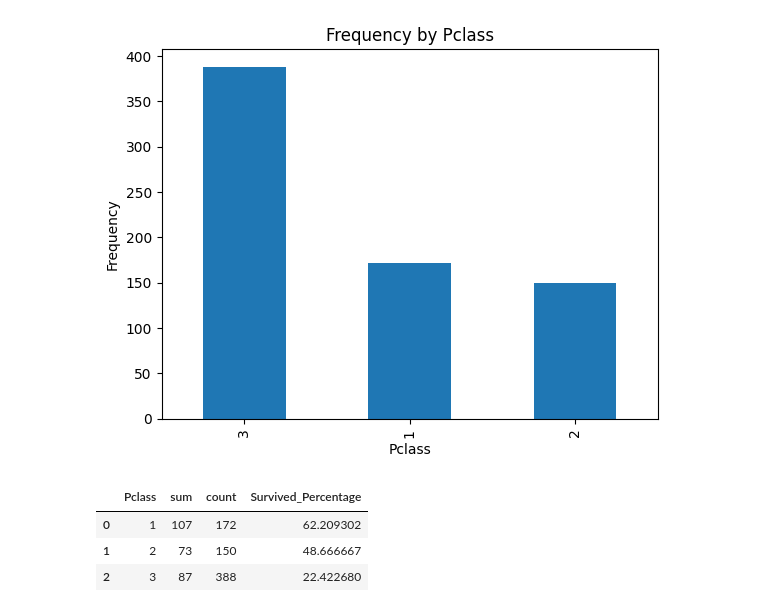
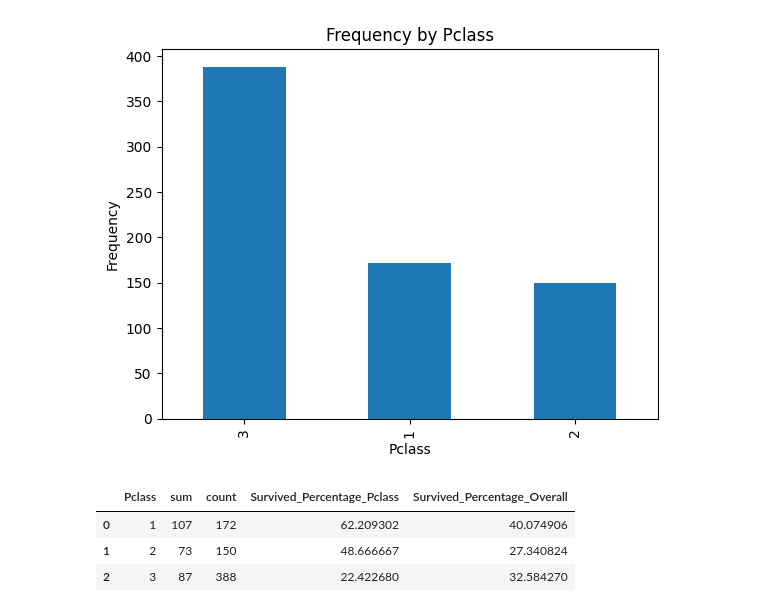
Before and after one commit to jacobpalinski/Titanic-Kaggle, a Jupyter notebook: Titanic-Kaggle.ipynb, the cells around one changed output. Drawn from its saved outputs; the diff is of its cells as text; code cells hidden in the pictures.

```diff
--- a/Titanic-Kaggle.ipynb
+++ b/Titanic-Kaggle.ipynb
@@ -186,10 +177,11 @@ generate_frequency_plot('Pclass')
 # %%
 # Survival rate by within Pclass + aggregate
 survival_rate_by_pclass = merged_train.groupby(['Pclass'])['Survived'].agg(['sum','count']).reset_index()
-survival_rate_by_pclass['Survived_Percentage'] = 100.00 * (survival_rate_by_pclass['sum'] / survival_rate_by_pclass['count'])
+survival_rate_by_pclass['Survived_Percentage_Pclass'] = 100.00 * (survival_rate_by_pclass['sum'] / survival_rate_by_pclass['count'])
+survival_rate_by_pclass['Survived_Percentage_Overall'] = 100.00 * (survival_rate_by_pclass['sum'] / survival_rate_by_pclass['sum'].sum())
 survival_rate_by_pclass.head()
 # %% [output]
-|  | Pclass | sum | count | Survived_Percentage |
-| 0 | 1 | 107 | 172 | 62.209302 |
-| 1 | 2 | 73 | 150 | 48.666667 |
-| 2 | 3 | 87 | 388 | 22.422680 |
+|  | Pclass | sum | count | Survived_Percentage_Pclass | Survived_Percentage_Overall |
+| 0 | 1 | 107 | 172 | 62.209302 | 40.074906 |
+| 1 | 2 | 73 | 150 | 48.666667 | 27.340824 |
+| 2 | 3 | 87 | 388 | 22.422680 | 32.584270 |
```
Also changed, not shown: parts of 17 cells of this notebook.
